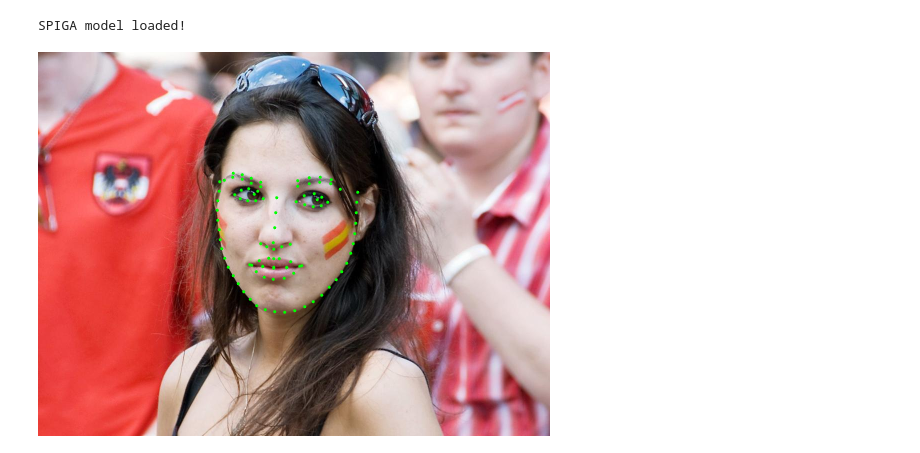
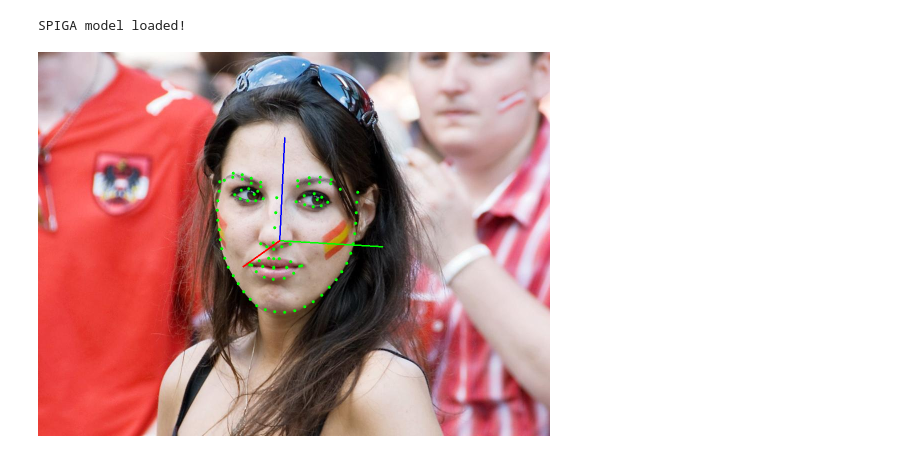
Before and after one commit to andresprados/SPIGA, a Jupyter notebook: colab_tutorials/image_demo.ipynb, the cells around one changed output. Saved outputs shown, nothing was run; the diff lists cells and outputs as text; code cells hidden in the pictures.

Commit message:
(doc) Update colab image example

```diff
--- a/colab_tutorials/image_demo.ipynb
+++ b/colab_tutorials/image_demo.ipynb
@@ -22,30 +15,34 @@ from google.colab.patches import cv2_imshow
 image = cv2.imread("/content/SPIGA/assets/colab/image_sportsfan.jpg")
 with open('/content/SPIGA/assets/colab/bbox_sportsfan.json') as jsonfile:
     bbox = json.load(jsonfile)['bbox']
-# %%
-import copy
-from inference.config import ModelConfig
-from inference.framework import SPIGAFramework
-
-# Load model and framework
-dataset = 'wflw'
-model_cfg = ModelConfig(dataset)
-processor = SPIGAFramework(model_cfg)
-
-# Forward
-features = processor.inference(image, [bbox])
-landmarks = np.array(features['landmarks'][0])
-
-# Plot landmarks
-canvas = copy.deepcopy(image)
-for xy in landmarks:
-    xy = np.array(xy + 0.5, dtype=int)
-    canvas = cv2.circle(canvas, (xy[0], xy[1]), 3, (0, 255, 0), -1)
-
-# Show image results
-(h, w) = canvas.shape[:2]
-canvas = cv2.resize(canvas, (512, int(h*512/w)))
-cv2_imshow(canvas)
-# %% [output]
-SPIGA model loaded!
-[figure, removed]
+# %%
+from spiga.inference.config import ModelConfig
+from spiga.inference.framework import SPIGAFramework
+
+# Process image
+dataset = 'wflw'
+processor = SPIGAFramework(ModelConfig(dataset))
+features = processor.inference(image, [bbox])
+# %% [output]
+SPIGA model loaded!
+# %%
+import copy
+from spiga.demo.visualize.plotter import Plotter
+
+# Prepare variables
+x0,y0,w,h = bbox
+canvas = copy.deepcopy(image)
+landmarks = np.array(features['landmarks'][0])
+headpose = np.array(features['headpose'][0])
+
+# Plot features
+plotter = Plotter()
+canvas = plotter.landmarks.draw_landmarks(canvas, landmarks)
+canvas = plotter.hpose.draw_headpose(canvas, [x0,y0,x0+w,y0+h], headpose[:3], headpose[3:], euler=True)
+
+# Show image results
+(h, w) = canvas.shape[:2]
+canvas = cv2.resize(canvas, (512, int(h*512/w)))
+cv2_imshow(canvas)
+# %% [output]
+[figure, added]
```
Also changed, not shown: parts of 3 cells of this notebook.
